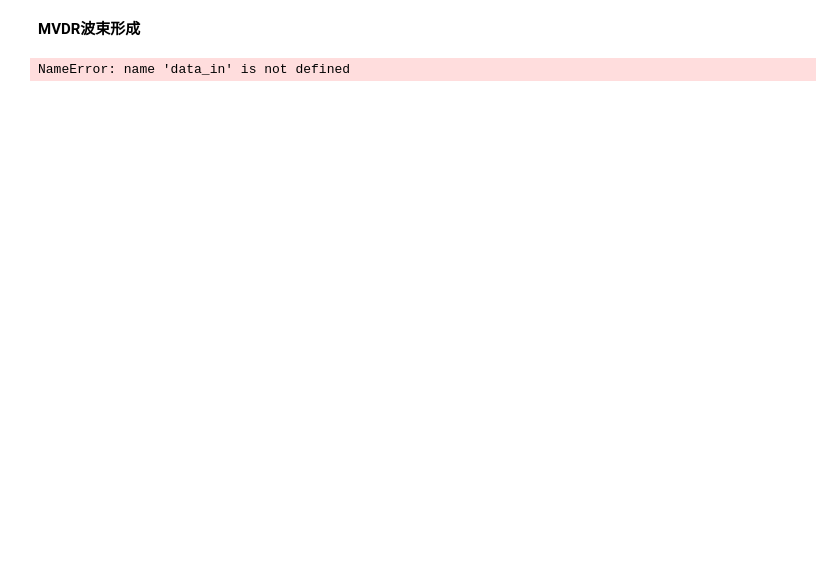
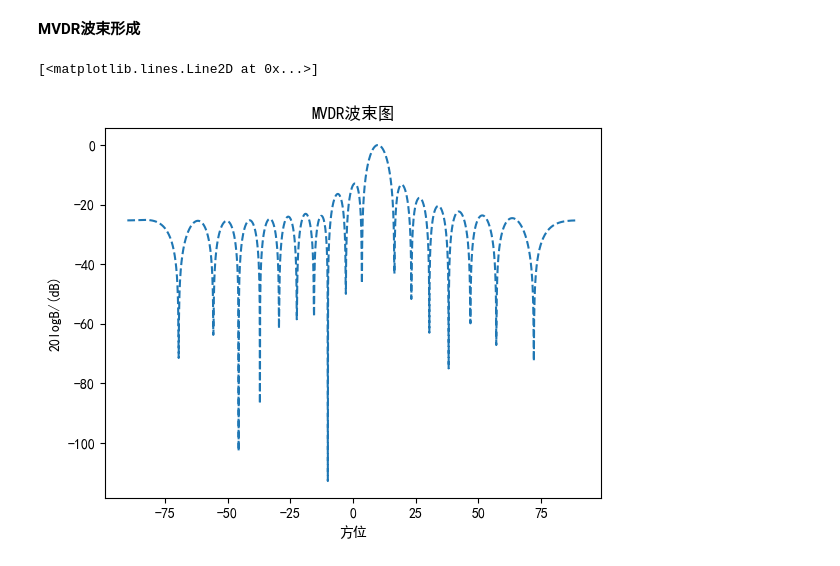
Before and after one commit to Henry-Sky/ASR-Learning, a Jupyter notebook: Exper/Exper02/exper02.ipynb, the cells around one changed output. Cells and saved outputs as stored; diff of their text form; code cells hidden in the pictures; blank space fills up the shorter version.

```diff
--- a/Exper/Exper02/exper02.ipynb
+++ b/Exper/Exper02/exper02.ipynb
@@ -97,69 +64,39 @@ plt.show()
 # %% [markdown]
 **MVDR波束形成**
 # %%
-
 import matplotlib.pyplot as plt
 import numpy as np
 import pandas as pd
-
+import warnings
+plt.rcParams['font.sans-serif'] = 'SimHei'
+plt.rcParams['axes.unicode_minus'] = False
 
 # 数据读取
-data1 = pd.read_csv(data_in)
+data1 = pd.read_csv("./data/mvdr_audio_2.csv")
 
 # 数据提取：响应向量
 a = data1.iloc[:,:-1]
 a = a.applymap(eval)
 a = np.matrix(a)
 
 # 数据提取：加权向量
 w = data1.iloc[:,-1]
 w = [eval(i) for i in w]
 w = np.matrix(w).T
 
 # 角度射入阵列
 theta = np.arange(-90, 90, 0.1).reshape([1, -1])
 theta = theta / 180 * np.pi
 
 # 波束形成
 B = w.H * a
 B = np.abs(B) / np.max(np.abs(B))
 
-plt.rcParams['font.sans-serif'] = 'SimHei'
-plt.rcParams['axes.unicode_minus'] = False
-
-plt.figure(figsize=(15,4))
-plt.subplot(1,2,1)
-plt.xlabel('方位（^o）')
+plt.figure()
+plt.xlabel('方位')
 plt.ylabel('20logB/(dB)')
 plt.title('MVDR波束图')
 plt.plot(theta.reshape([-1,1])*180/np.pi, 20 * np.log10(B.reshape([-1,1])), '--')
-
-# 方位估计
-N = int(N) # 阵元数目
-l = int(c) / int(f) # 波长
-n = np.arange(0, N, 1).reshape([-1, 1])
-d = np.array([15]) * np.ones([N, 1]) # 初始化方向矩阵
-theta_0 = int(theta_0) / 180 * np.pi # 期望方向
-x = np.exp(1j * 2 * np.pi * np.sin(theta_0) * n * d / l) # 信号
-Rx = np.mat(1000 * np.dot(x, np.transpose(np.conj(x))) + 1 * np.eye(N)) # 输出信号的功率
-
-sigma = []
-for i in range(theta.shape[1]):
-    a_theta_0 = np.mat(np.exp(1j * 2 * np.pi * np.sin(theta[:, i]) * n * d / l))
-    sigma.append((1 / (a_theta_0.H * Rx.I * a_theta_0)))
-
-sigma = np.array(sigma).reshape([-1, 1])
-plt.rcParams['font.sans-serif'] = 'SimHei'
-plt.rcParams['axes.unicode_minus'] = False
-
-plt.figure(figsize=(15,4))
-plt.subplot(1,2,1)
-plt.xlabel('方位（^o）')
-plt.ylabel('10logσ^2/(dB)')
-plt.title('MVDR波束扫描方位谱')
-plt.plot(theta.reshape([-1,1])*180/np.pi, 10 * np.log10(sigma))
-
-plt.savefig(data_out)
-plt.show()
 # %% [output]
-NameError: name 'data_in' is not defined
+[<matplotlib.lines.Line2D at 0x...>]
+[figure, added]
```
Also changed, not shown: parts of 7 cells of this notebook, 11 other files.
